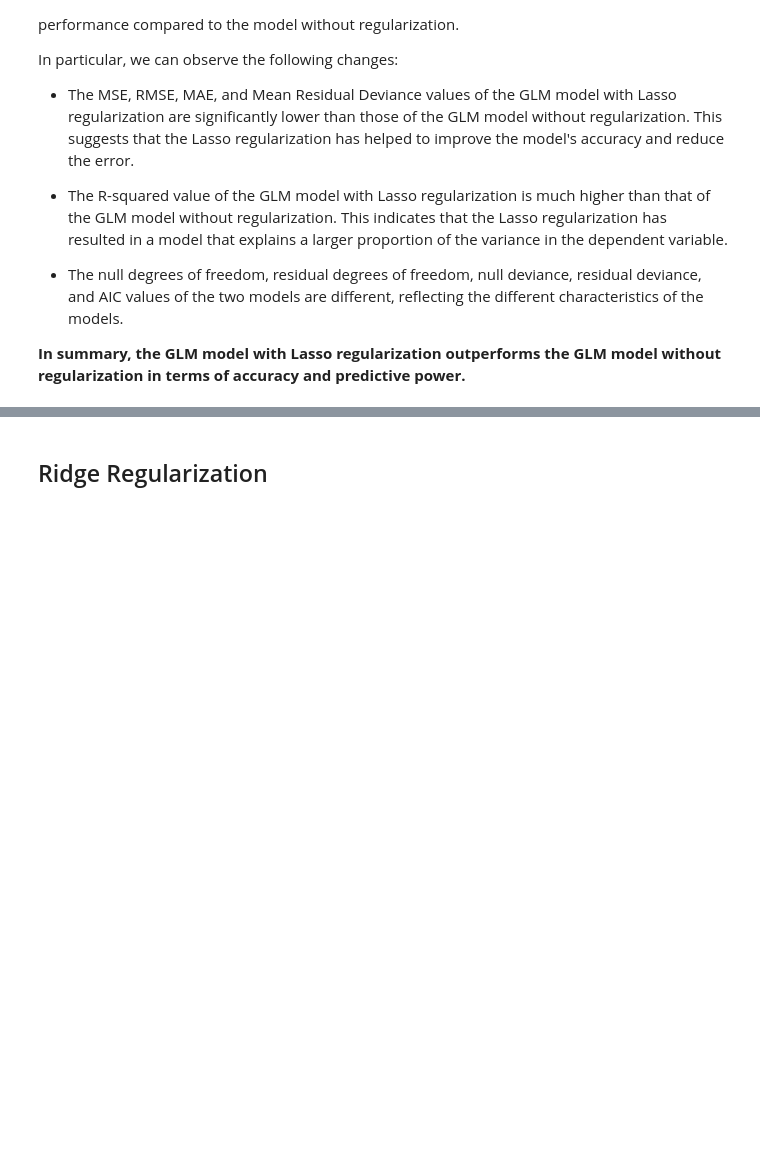
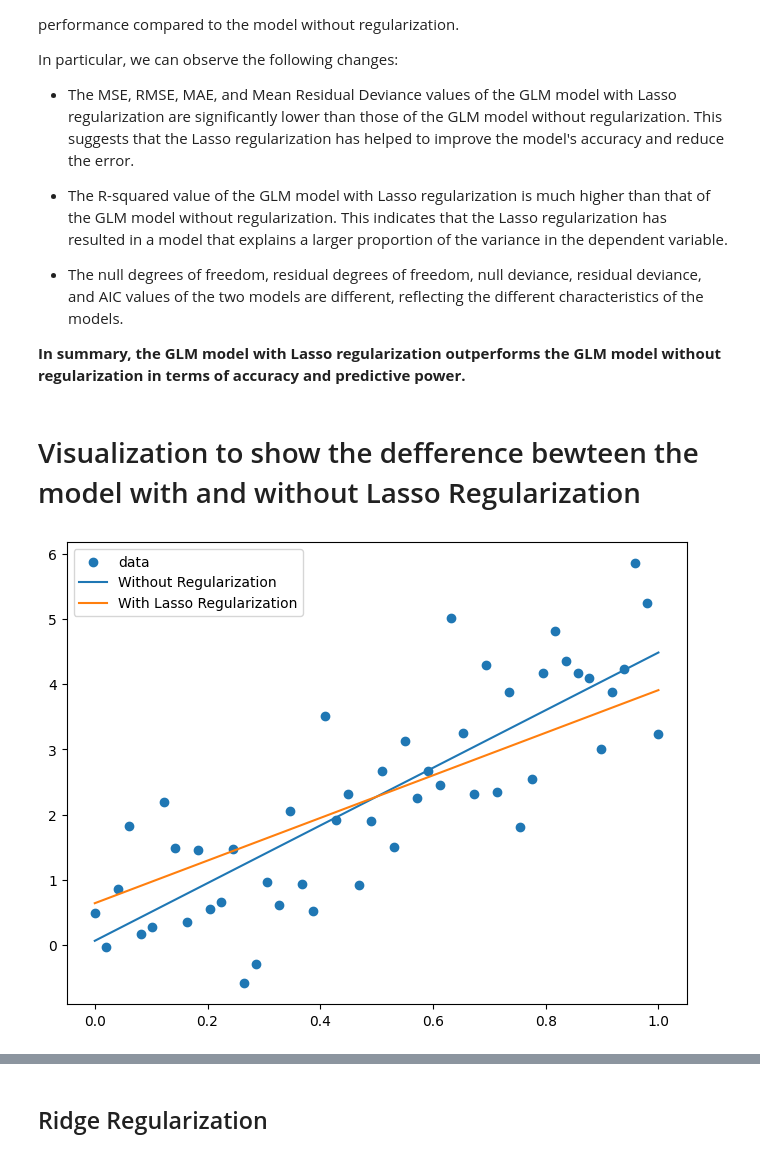
Before and after one commit to Shreyasi632/CrashCourse, a Jupyter notebook: Crash_Course_WorkedExample.ipynb, the cells around one changed output, grey strips where cells are left out. Drawn from its saved outputs; the diff is of its cells as text; code cells hidden in the pictures; blank space fills up the shorter version.

```diff
--- a/Crash_Course_WorkedExample.ipynb
+++ b/Crash_Course_WorkedExample.ipynb
@@ -463,3 +461,28 @@ In particular, we can observe the following changes:
 - The null degrees of freedom, residual degrees of freedom, null deviance, residual deviance, and AIC values of the two models are different, reflecting the different characteristics of the models.
 
 **In summary, the GLM model with Lasso regularization outperforms the GLM model without regularization in terms of accuracy and predictive power.**
+# %% [markdown]
+# Visualization to show the defference bewteen the model with and without Lasso Regularization
+# %%
+import numpy as np
+import matplotlib.pyplot as plt
+from sklearn.linear_model import LinearRegression, Lasso
+# Generate some sample data
+np.random.seed(42)
+n3 = 50
+A3 = np.linspace(0, 1, n3)[:, np.newaxis]
+b3 = 5*A3.squeeze() + np.random.normal(size=n3)
+
+# Fit linear regression models with and without regularization
+lin_reg = LinearRegression().fit(A3, b3)
+lasso_reg = Lasso(alpha=0.1).fit(A3, b3)
+
+# Plot the data and the models
+plt.figure(figsize=(8, 6))
+plt.scatter(A3.squeeze(), b3, label='data')
+plt.plot(A3.squeeze(), lin_reg.predict(A3), label='Without Regularization')
+plt.plot(A3.squeeze(), lasso_reg.predict(A3), label='With Lasso Regularization')
+plt.legend()
+plt.show()
+# %% [output]
+[figure, added]
```
Also changed, not shown: parts of 49 cells of this notebook.
